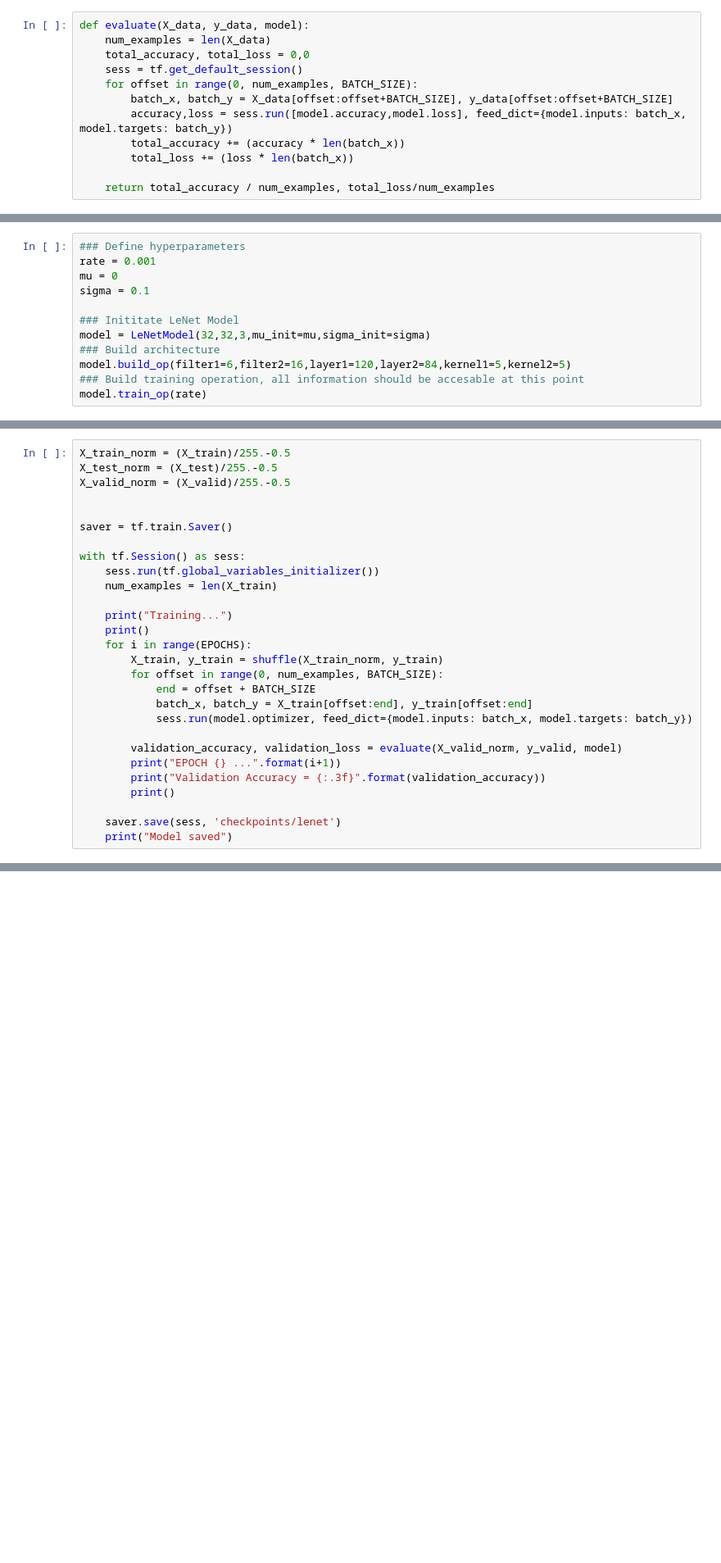
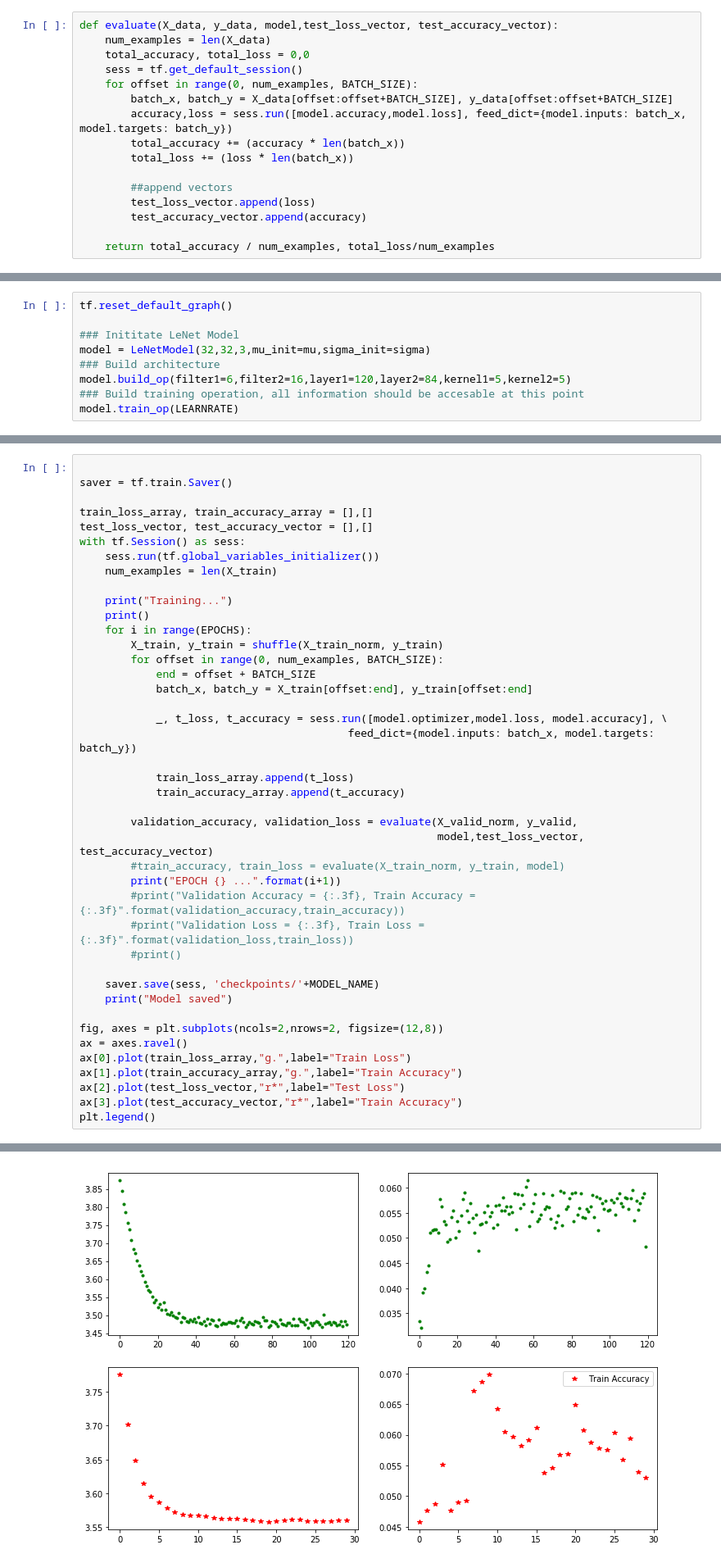
Before and after one commit to mhaytmyr/Udacity, a Jupyter notebook: Term1_Project2/Traffic_Sign_Classifier.ipynb, the cells around one changed output, grey strips where cells are left out. Shown: that part at 82% size. Saved outputs shown, nothing was run; the diff lists cells and outputs as text; blank space fills up the shorter version.

```diff
--- a/Term1_Project2/Traffic_Sign_Classifier.ipynb
+++ b/Term1_Project2/Traffic_Sign_Classifier.ipynb
@@ -283,7 +411,7 @@ fsets imply underfitting. A high accuracy on the training set but low accuracy o
 # %% [markdown]
 ### First, create evaluation function to run all batches
 # %%
-def evaluate(X_data, y_data, model):
+def evaluate(X_data, y_data, model,test_loss_vector, test_accuracy_vector):
     num_examples = len(X_data)
     total_accuracy, total_loss = 0,0
     sess = tf.get_default_session()
@@ -293,4 +421,8 @@ def evaluate(X_data, y_data, model):
         total_accuracy += (accuracy * len(batch_x))
         total_loss += (loss * len(batch_x))
 
+        ##append vectors
+        test_loss_vector.append(loss)
+        test_accuracy_vector.append(accuracy)
+
     return total_accuracy / num_examples, total_loss/num_examples
@@ -297,12 +445,9 @@ def evaluate(X_data, y_data, model):
 # %%
-### Define hyperparameters
-rate = 0.001
-mu = 0
-sigma = 0.1
+tf.reset_default_graph()
 
 ### Inititate LeNet Model
 model = LeNetModel(32,32,3,mu_init=mu,sigma_init=sigma)
 ### Build architecture
 model.build_op(filter1=6,filter2=16,layer1=120,layer2=84,kernel1=5,kernel2=5)
 ### Build training operation, all information should be accesable at this point
-model.train_op(rate)
+model.train_op(LEARNRATE)
@@ -318,13 +454,11 @@ Output shape  (?, 43)
 # %% [markdown]
 ### Start training
 # %%
-X_train_norm = (X_train)/255.-0.5
-X_test_norm = (X_test)/255.-0.5
-X_valid_norm = (X_valid)/255.-0.5
-
 
 saver = tf.train.Saver()
 
+train_loss_array, train_accuracy_array = [],[]
+test_loss_vector, test_accuracy_vector = [],[]
 with tf.Session() as sess:
     sess.run(tf.global_variables_initializer())
     num_examples = len(X_train)
@@ -336,15 +470,31 @@ with tf.Session() as sess:
         for offset in range(0, num_examples, BATCH_SIZE):
             end = offset + BATCH_SIZE
             batch_x, batch_y = X_train[offset:end], y_train[offset:end]
-            sess.run(model.optimizer, feed_dict={model.inputs: batch_x, model.targets: batch_y})
 
-        validation_accuracy, validation_loss = evaluate(X_valid_norm, y_valid, model)
+            _, t_loss, t_accuracy = sess.run([model.optimizer,model.loss, model.accuracy], \
+                                          feed_dict={model.inputs: batch_x, model.targets: batch_y})
+
+            train_loss_array.append(t_loss)
+            train_accuracy_array.append(t_accuracy)
+
+        validation_accuracy, validation_loss = evaluate(X_valid_norm, y_valid,
+                                                        model,test_loss_vector, test_accuracy_vector)
+        #train_accuracy, train_loss = evaluate(X_train_norm, y_train, model)
         print("EPOCH {} ...".format(i+1))
-        print("Validation Accuracy = {:.3f}".format(validation_accuracy))
-        print()
+        #print("Validation Accuracy = {:.3f}, Train Accuracy = {:.3f}".format(validation_accuracy,train_accuracy))
+        #print("Validation Loss = {:.3f}, Train Loss = {:.3f}".format(validation_loss,train_loss))
+        #print()
 
-    saver.save(sess, 'checkpoints/lenet')
+    saver.save(sess, 'checkpoints/'+MODEL_NAME)
     print("Model saved")
+
+fig, axes = plt.subplots(ncols=2,nrows=2, figsize=(12,8))
+ax = axes.ravel()
+ax[0].plot(train_loss_array,"g.",label="Train Loss")
+ax[1].plot(train_accuracy_array,"g.",label="Train Accuracy")
+ax[2].plot(test_loss_vector,"r*",label="Test Loss")
+ax[3].plot(test_accuracy_vector,"r*",label="Train Accuracy")
+plt.legend()
 # %% [output]
 Training...
 
@@ -366,3 +517,4 @@ Model saved
+[figure, added]
 # %% [markdown]
 ---
 
```
Also changed, not shown: parts of 17 cells of this notebook, 12 other files.
